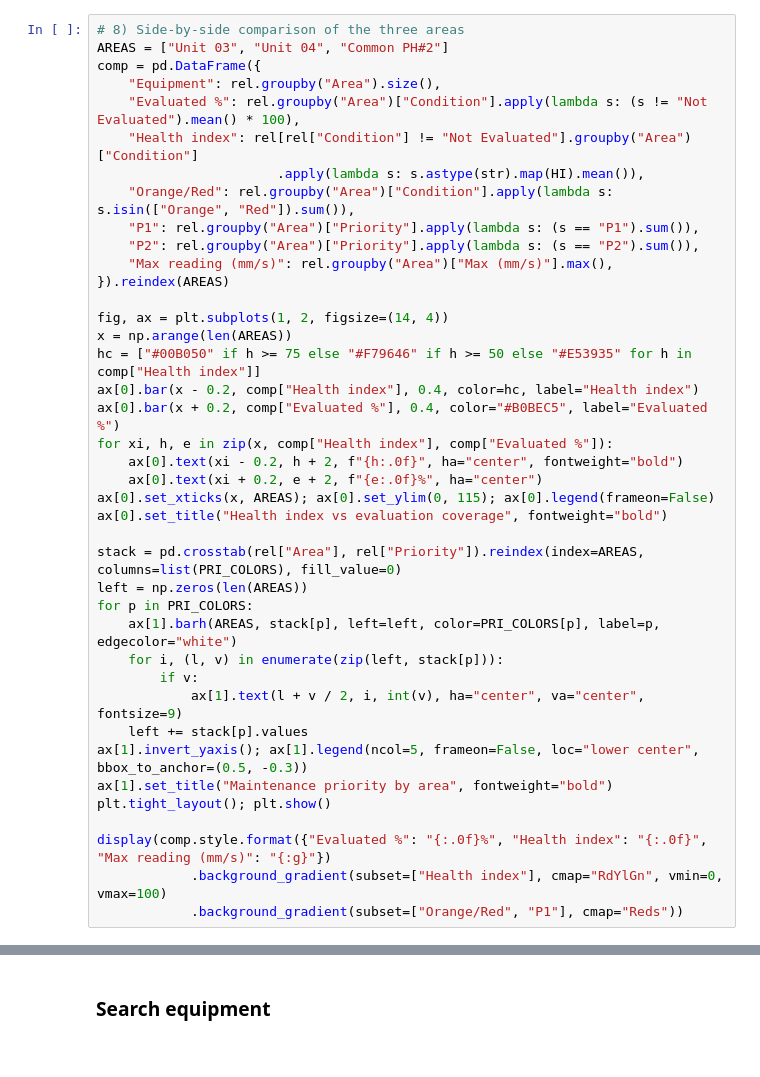
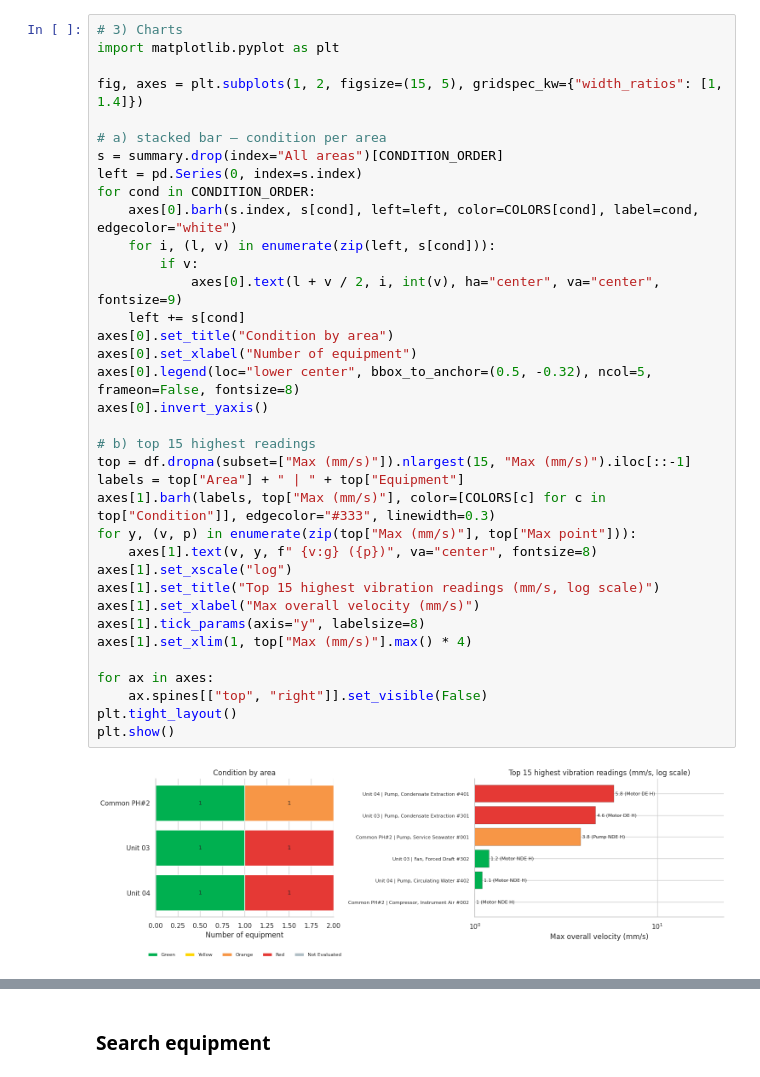
Before and after one commit to alsulami412-arch/Vibration-group, a Jupyter notebook: Vibration_group.ipynb, the cells around one changed output, grey strips where cells are left out. Saved outputs shown, nothing was run; the diff lists cells and outputs as text.

```diff
--- a/Vibration_group.ipynb
+++ b/Vibration_group.ipynb
@@ -450,40 +245,38 @@ area_work["Common PH#2"] = area_report("Common PH#2")
-# %%
-# 8) Side-by-side comparison of the three areas
-AREAS = ["Unit 03", "Unit 04", "Common PH#2"]
-comp = pd.DataFrame({
-    "Equipment": rel.groupby("Area").size(),
-    "Evaluated %": rel.groupby("Area")["Condition"].apply(lambda s: (s != "Not Evaluated").mean() * 100),
-    "Health index": rel[rel["Condition"] != "Not Evaluated"].groupby("Area")["Condition"]
-                       .apply(lambda s: s.astype(str).map(HI).mean()),
-    "Orange/Red": rel.groupby("Area")["Condition"].apply(lambda s: s.isin(["Orange", "Red"]).sum()),
-    "P1": rel.groupby("Area")["Priority"].apply(lambda s: (s == "P1").sum()),
-    "P2": rel.groupby("Area")["Priority"].apply(lambda s: (s == "P2").sum()),
-    "Max reading (mm/s)": rel.groupby("Area")["Max (mm/s)"].max(),
-}).reindex(AREAS)
-
-fig, ax = plt.subplots(1, 2, figsize=(14, 4))
-x = np.arange(len(AREAS))
-hc = ["#00B050" if h >= 75 else "#F79646" if h >= 50 else "#E53935" for h in comp["Health index"]]
-ax[0].bar(x - 0.2, comp["Health index"], 0.4, color=hc, label="Health index")
-ax[0].bar(x + 0.2, comp["Evaluated %"], 0.4, color="#B0BEC5", label="Evaluated %")
-for xi, h, e in zip(x, comp["Health index"], comp["Evaluated %"]):
-    ax[0].text(xi - 0.2, h + 2, f"{h:.0f}", ha="center", fontweight="bold")
-    ax[0].text(xi + 0.2, e + 2, f"{e:.0f}%", ha="center")
-ax[0].set_xticks(x, AREAS); ax[0].set_ylim(0, 115); ax[0].legend(frameon=False)
-ax[0].set_title("Health index vs evaluation coverage", fontweight="bold")
-
-stack = pd.crosstab(rel["Area"], rel["Priority"]).reindex(index=AREAS, columns=list(PRI_COLORS), fill_value=0)
-left = np.zeros(len(AREAS))
-for p in PRI_COLORS:
-    ax[1].barh(AREAS, stack[p], left=left, color=PRI_COLORS[p], label=p, edgecolor="white")
-    for i, (l, v) in enumerate(zip(left, stack[p])):
-        if v:
-            ax[1].text(l + v / 2, i, int(v), ha="center", va="center", fontsize=9)
-    left += stack[p].values
-ax[1].invert_yaxis(); ax[1].legend(ncol=5, frameon=False, loc="lower center", bbox_to_anchor=(0.5, -0.3))
-ax[1].set_title("Maintenance priority by area", fontweight="bold")
-plt.tight_layout(); plt.show()
-
-display(comp.style.format({"Evaluated %": "{:.0f}%", "Health index": "{:.0f}", "Max reading (mm/s)": "{:g}"})
-            .background_gradient(subset=["Health index"], cmap="RdYlGn", vmin=0, vmax=100)
-            .background_gradient(subset=["Orange/Red", "P1"], cmap="Reds"))
+# %%
+# 3) Charts
+import matplotlib.pyplot as plt
+
+fig, axes = plt.subplots(1, 2, figsize=(15, 5), gridspec_kw={"width_ratios": [1, 1.4]})
+
+# a) stacked bar – condition per area
+s = summary.drop(index="All areas")[CONDITION_ORDER]
+left = pd.Series(0, index=s.index)
+for cond in CONDITION_ORDER:
+    axes[0].barh(s.index, s[cond], left=left, color=COLORS[cond], label=cond, edgecolor="white")
+    for i, (l, v) in enumerate(zip(left, s[cond])):
+        if v:
+            axes[0].text(l + v / 2, i, int(v), ha="center", va="center", fontsize=9)
+    left += s[cond]
+axes[0].set_title("Condition by area")
+axes[0].set_xlabel("Number of equipment")
+axes[0].legend(loc="lower center", bbox_to_anchor=(0.5, -0.32), ncol=5, frameon=False, fontsize=8)
+axes[0].invert_yaxis()
+
+# b) top 15 highest readings
+top = df.dropna(subset=["Max (mm/s)"]).nlargest(15, "Max (mm/s)").iloc[::-1]
+labels = top["Area"] + " | " + top["Equipment"]
+axes[1].barh(labels, top["Max (mm/s)"], color=[COLORS[c] for c in top["Condition"]], edgecolor="#333", linewidth=0.3)
+for y, (v, p) in enumerate(zip(top["Max (mm/s)"], top["Max point"])):
+    axes[1].text(v, y, f" {v:g} ({p})", va="center", fontsize=8)
+axes[1].set_xscale("log")
+axes[1].set_title("Top 15 highest vibration readings (mm/s, log scale)")
+axes[1].set_xlabel("Max overall velocity (mm/s)")
+axes[1].tick_params(axis="y", labelsize=8)
+axes[1].set_xlim(1, top["Max (mm/s)"].max() * 4)
+
+for ax in axes:
+    ax.spines[["top", "right"]].set_visible(False)
+plt.tight_layout()
+plt.show()
+# %% [output]
+[figure, added]
```
Also changed, not shown: parts of 37 cells of this notebook.
